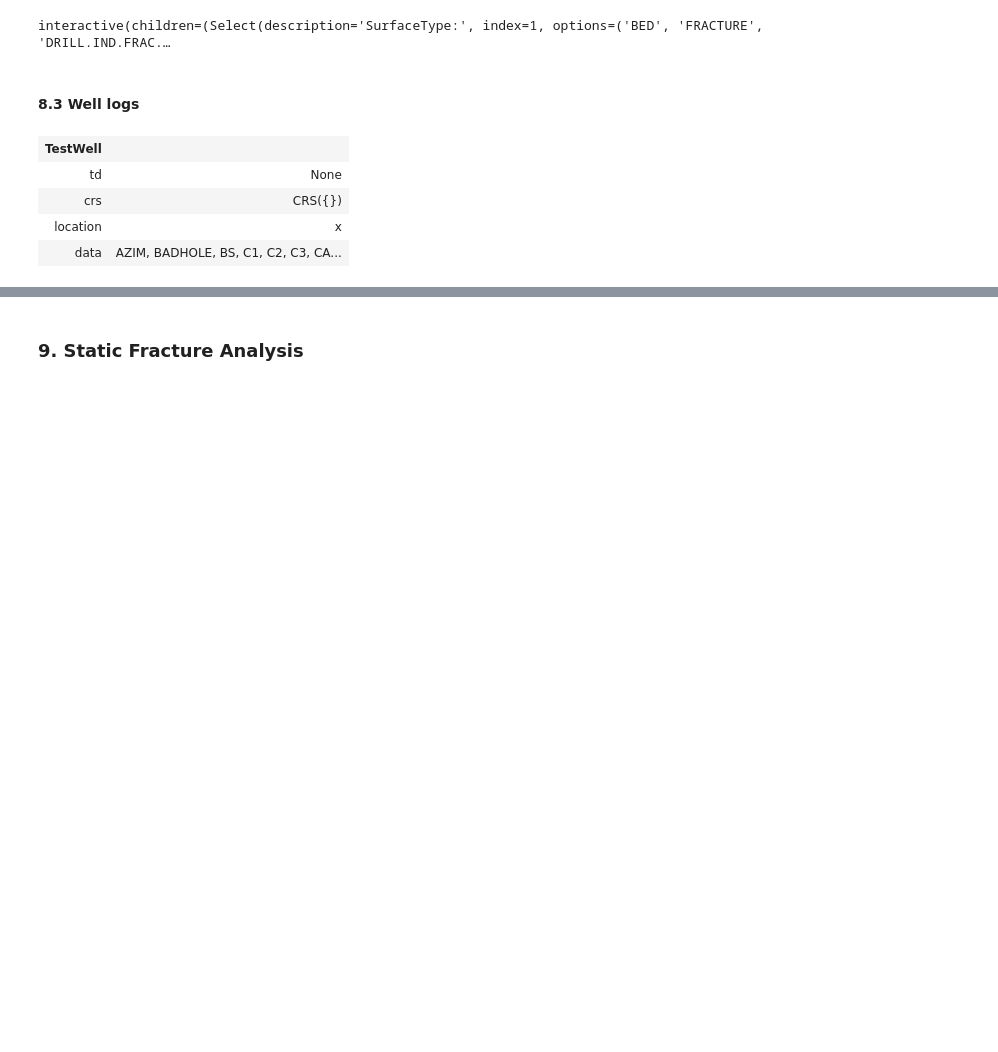
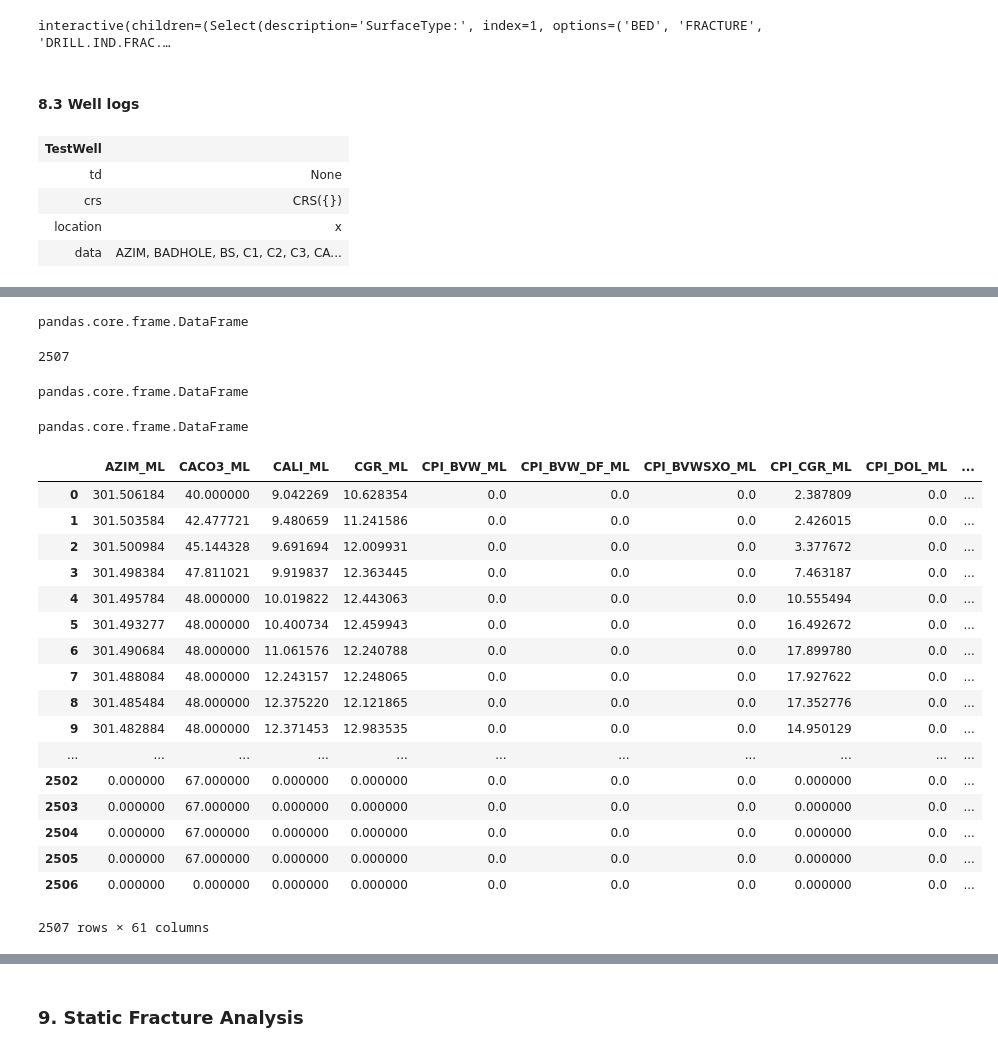
Before and after one commit to Zabamund/fracture-SFA, a Jupyter notebook: notebooks/SFA_Notebook.ipynb, the cells around one changed output, grey strips where cells are left out. Cells and saved outputs as stored; diff of their text form; code cells hidden in the pictures; blank space fills up the shorter version.

```diff
--- a/notebooks/SFA_Notebook.ipynb
+++ b/notebooks/SFA_Notebook.ipynb
@@ -667,0 +691,25 @@ log_data.plot(extents=(Shiranish_depth, TD_depth))
+# %%
+# trim curves to depth interval of interest
+for curve in input_curves:
+    newName = curve + '_ML'
+    log_data.data[newName] = log_data.data_as_matrix(keys=[curve], start=Shiranish_depth, stop=TD_depth)
+# %%
+# check nans in log selection, use np.nan_to_num()
+nancounts = {}
+notnancounts = {}
+checknans = {}
+for curve in input_curves:
+    newName = curve + '_ML'
+
+    log_data.data[newName] = np.nan_to_num(log_data.data[newName])
+
+    nancounts[newName] = np.isnan(log_data.data[newName]).sum()
+    notnancounts[newName] = np.isfinite(log_data.data[newName]).sum()
+    checknans[newName] =  2507 - nancounts[newName] - notnancounts[newName]
+nancounts;
+# %%
+# pass survey to pandas.DataFrame
+depth_df = pd.DataFrame(data=survey,columns=['DEPTH'])
+depth_df = depth_df[(depth_df['DEPTH'] >= Shiranish_depth) & (depth_df['DEPTH'] <= TD_depth)]
+depth_df.reset_index(inplace=True, drop=True)
+depth_df.describe()
@@ -667,0 +726,44 @@ log_data.plot(extents=(Shiranish_depth, TD_depth))
+# %%
+type(depth_df)
+# %% [output]
+pandas.core.frame.DataFrame
+# %%
+len(depth_df)
+# %% [output]
+2507
+# %%
+type(log_data_df)
+# %% [output]
+pandas.core.frame.DataFrame
+# %%
+type(pd.DataFrame(log_data.data['WOB_ML'],columns=['WOB_ML']))
+# %% [output]
+pandas.core.frame.DataFrame
+# %%
+# get all curves in dataframe
+log_data_df = pd.DataFrame(index=range(0,len(depth_df)))
+for curve in input_curves:
+    newName = curve + '_ML'
+    other = pd.DataFrame(log_data.data[newName],columns=[newName])
+    log_data_df = pd.concat([log_data_df,other], axis=1, sort=False)
+# %%
+log_data_df
+# %% [output]
+|  | AZIM_ML | CACO3_ML | CALI_ML | CGR_ML | CPI_BVW_ML | CPI_BVW_DF_ML | CPI_BVWSXO_ML | CPI_CGR_ML | CPI_DOL_ML | ... |
+| 0 | 301.506184 | 40.000000 | 9.042269 | 10.628354 | 0.0 | 0.0 | 0.0 | 2.387809 | 0.0 | ... |
+| 1 | 301.503584 | 42.477721 | 9.480659 | 11.241586 | 0.0 | 0.0 | 0.0 | 2.426015 | 0.0 | ... |
+| 2 | 301.500984 | 45.144328 | 9.691694 | 12.009931 | 0.0 | 0.0 | 0.0 | 3.377672 | 0.0 | ... |
+| 3 | 301.498384 | 47.811021 | 9.919837 | 12.363445 | 0.0 | 0.0 | 0.0 | 7.463187 | 0.0 | ... |
+| 4 | 301.495784 | 48.000000 | 10.019822 | 12.443063 | 0.0 | 0.0 | 0.0 | 10.555494 | 0.0 | ... |
+| 5 | 301.493277 | 48.000000 | 10.400734 | 12.459943 | 0.0 | 0.0 | 0.0 | 16.492672 | 0.0 | ... |
+| 6 | 301.490684 | 48.000000 | 11.061576 | 12.240788 | 0.0 | 0.0 | 0.0 | 17.899780 | 0.0 | ... |
+| 7 | 301.488084 | 48.000000 | 12.243157 | 12.248065 | 0.0 | 0.0 | 0.0 | 17.927622 | 0.0 | ... |
+| 8 | 301.485484 | 48.000000 | 12.375220 | 12.121865 | 0.0 | 0.0 | 0.0 | 17.352776 | 0.0 | ... |
+| 9 | 301.482884 | 48.000000 | 12.371453 | 12.983535 | 0.0 | 0.0 | 0.0 | 14.950129 | 0.0 | ... |
+| ... | ... | ... | ... | ... | ... | ... | ... | ... | ... | ... |
+| 2502 | 0.000000 | 67.000000 | 0.000000 | 0.000000 | 0.0 | 0.0 | 0.0 | 0.000000 | 0.0 | ... |
+| 2503 | 0.000000 | 67.000000 | 0.000000 | 0.000000 | 0.0 | 0.0 | 0.0 | 0.000000 | 0.0 | ... |
+| 2504 | 0.000000 | 67.000000 | 0.000000 | 0.000000 | 0.0 | 0.0 | 0.0 | 0.000000 | 0.0 | ... |
+| 2505 | 0.000000 | 67.000000 | 0.000000 | 0.000000 | 0.0 | 0.0 | 0.0 | 0.000000 | 0.0 | ... |
+| 2506 | 0.000000 | 0.000000 | 0.000000 | 0.000000 | 0.0 | 0.0 | 0.0 | 0.000000 | 0.0 | ... |
+2507 rows × 61 columns
```
Also changed, not shown: parts of 13 cells of this notebook.
